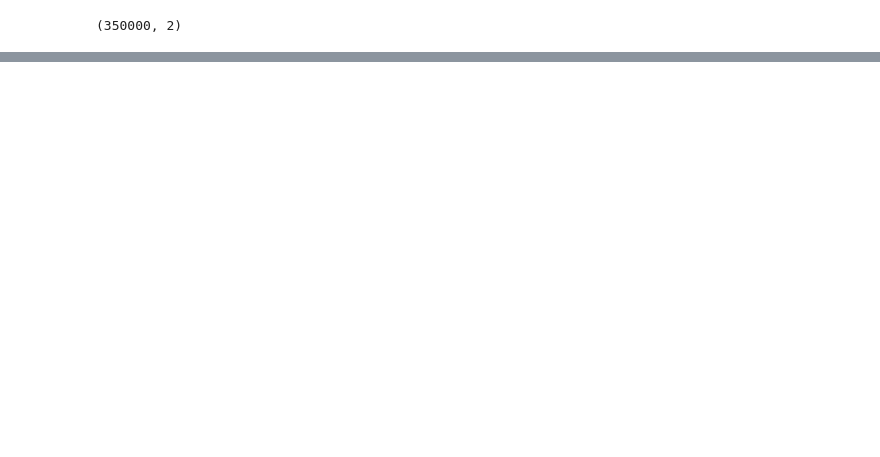
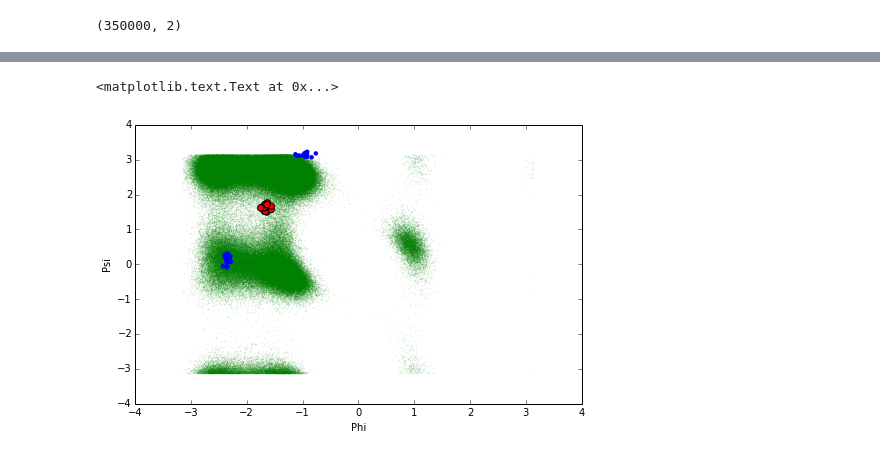
Before and after one commit to mpharrigan/wetmsm, a Jupyter notebook: ipython/ala_dihed/3-ala_dihed_msm.ipynb, the cells around one changed output, grey strips where cells are left out. Saved outputs shown, nothing was run; the diff lists cells and outputs as text; code cells hidden in the pictures; blank space fills up the shorter version.

```diff
--- a/ipython/ala_dihed/3-ala_dihed_msm.ipynb
+++ b/ipython/ala_dihed/3-ala_dihed_msm.ipynb
@@ -274,0 +276,19 @@ plt.xlabel('Phi'); plt.ylabel('Psi')
+# %%
+ppcent = np.zeros((pkmeans.n_clusters, 2))
+ppstddev = np.zeros((pkmeans.n_clusters, 2))
+for j in range(pkmeans.n_clusters):
+    #print(np.where(np.asarray(pkmeans.labels_[0])==j)[0])
+    dat = txy[np.where(np.asarray(pkmeans.labels_[0])==j)[0], 0:2]
+    ppcent[j, :] = np.mean(dat, axis=0)
+    ppstddev[j, :] = np.std(dat, axis=0)
+    #ppcent[j, :] = pxy[np.where(np.asarray(pkmeans.labels_)==j)[0][1], 0:2]
+# %%
+plt.subplots(figsize=(8,5))
+plt.scatter(txy[:,0], txy[:,1], alpha=0.2, linewidth=0, s=1, c='g')
+plt.scatter(ppcent[:,0], ppcent[:,1], s=40, c='r', zorder=10)
+plt.scatter(ppcent[:,0]+ppstddev[:,0], ppcent[:,1]+ppstddev[:,1], s=20, c='b', linewidth=0)
+plt.scatter(ppcent[:,0]-ppstddev[:,0], ppcent[:,1]-ppstddev[:,1], s=20, c='b', linewidth=0)
+plt.xlabel('Phi'); plt.ylabel('Psi')
+# %% [output]
+<matplotlib.text.Text at 0x...>
+[figure, added]
```
Also changed, not shown: parts of 8 cells of this notebook, 3 other files.
